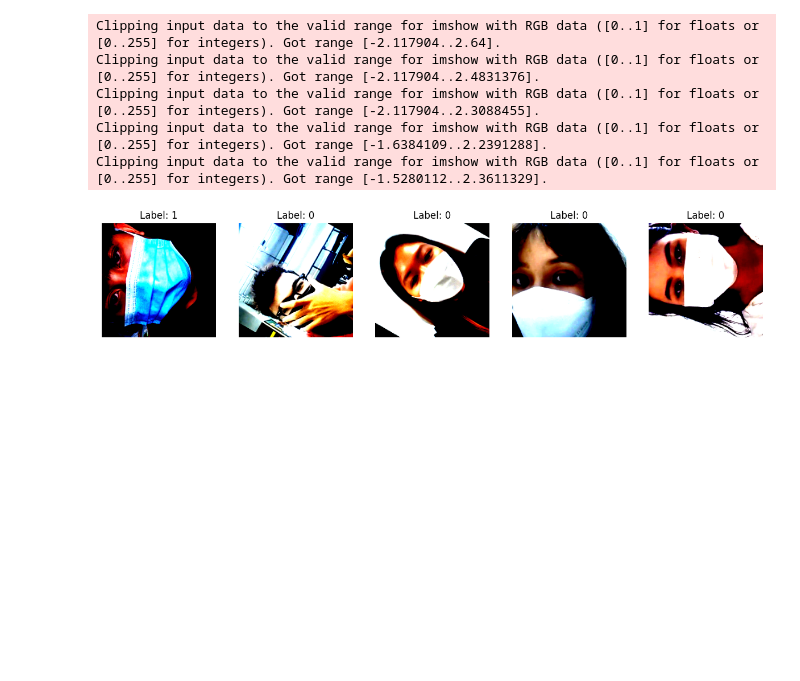
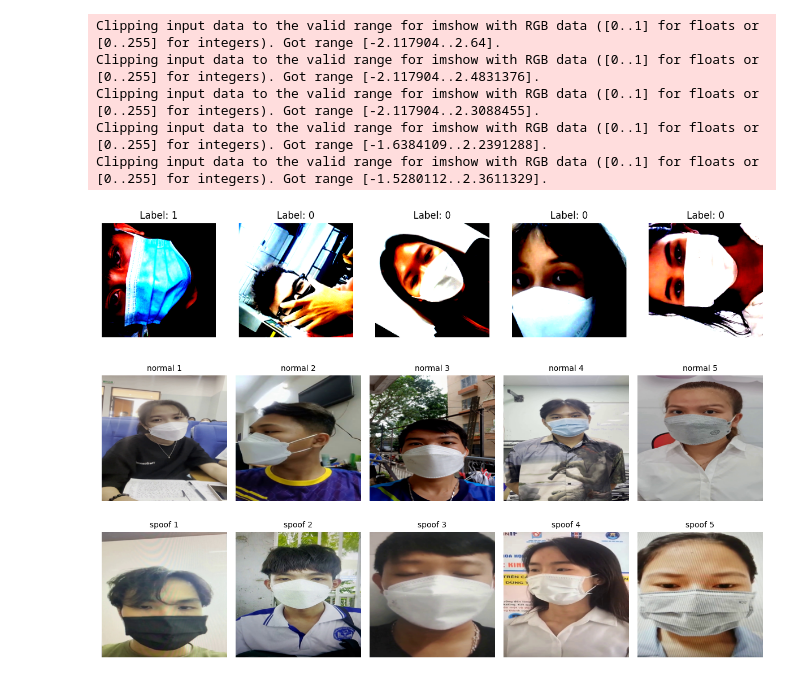
Before and after one commit to KinhNguyenVan/Liveness-Detection, a Jupyter notebook: src/data_analize.ipynb, the cells around one changed output. Saved outputs shown, nothing was run; the diff lists cells and outputs as text; code cells hidden in the pictures; blank space fills up the shorter version.

```diff
--- a/src/data_analize.ipynb
+++ b/src/data_analize.ipynb
@@ -92,3 +92,53 @@ Clipping input data to the valid range for imshow with RGB data ([0..1] for floa
 Clipping input data to the valid range for imshow with RGB data ([0..1] for floats or [0..255] for integers). Got range [-1.6384109..2.2391288].
 Clipping input data to the valid range for imshow with RGB data ([0..1] for floats or [0..255] for integers). Got range [-1.5280112..2.3611329].
 [figure]
+# %%
+import os
+import random
+import matplotlib.pyplot as plt
+from PIL import Image
+import numpy as np
+
+data_dir = 'D:/CAKE/dataset'  # Đường dẫn đến thư mục chứa dữ liệu
+train_dir = os.path.join(data_dir, "train")
+# Đường dẫn đến thư mục train chứa hai thư mục con normal và spoof
+normal_dir = os.path.join(train_dir, "normal")
+spoof_dir = os.path.join(train_dir, "spoof")
+
+# Lấy danh sách các file ảnh trong mỗi thư mục
+normal_images = [os.path.join(normal_dir, f) for f in os.listdir(normal_dir) if f.endswith(('.jpg', '.jpeg', '.png'))]
+spoof_images = [os.path.join(spoof_dir, f) for f in os.listdir(spoof_dir) if f.endswith(('.jpg', '.jpeg', '.png'))]
+
+# Chọn ngẫu nhiên 5 ảnh từ mỗi thư mục
+random_normal = random.sample(normal_images, 5)
+random_spoof = random.sample(spoof_images, 5)
+
+# Hàm để resize ảnh về kích thước 224x224
+def load_and_resize_image(image_path):
+    img = Image.open(image_path)
+    img = img.resize((224, 224))
+    return np.array(img)
+
+# Thiết lập figure để hiển thị 10 ảnh
+plt.figure(figsize=(12, 6))
+
+# Hiển thị 5 ảnh normal
+for i, img_path in enumerate(random_normal):
+    plt.subplot(2, 5, i + 1)
+    img = load_and_resize_image(img_path)
+    plt.imshow(img)
+    plt.axis('off')
+    plt.title(f"normal {i+1}", fontsize=10)
+
+# Hiển thị 5 ảnh spoof
+for i, img_path in enumerate(random_spoof):
+    plt.subplot(2, 5, i + 6)
+    img = load_and_resize_image(img_path)
+    plt.imshow(img)
+    plt.axis('off')
+    plt.title(f"spoof {i+1}", fontsize=10)
+
+plt.tight_layout()
+plt.show()
+# %% [output]
+[figure, added]
```
Also changed, not shown: parts of 2 cells of this notebook, 3 other files.
